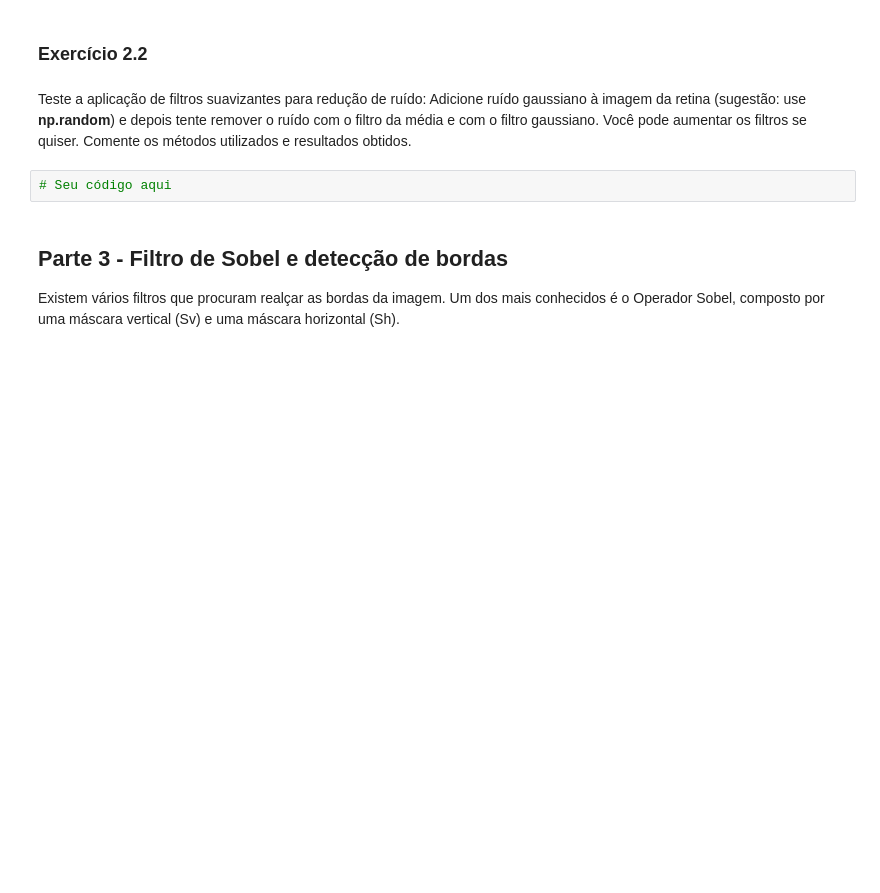
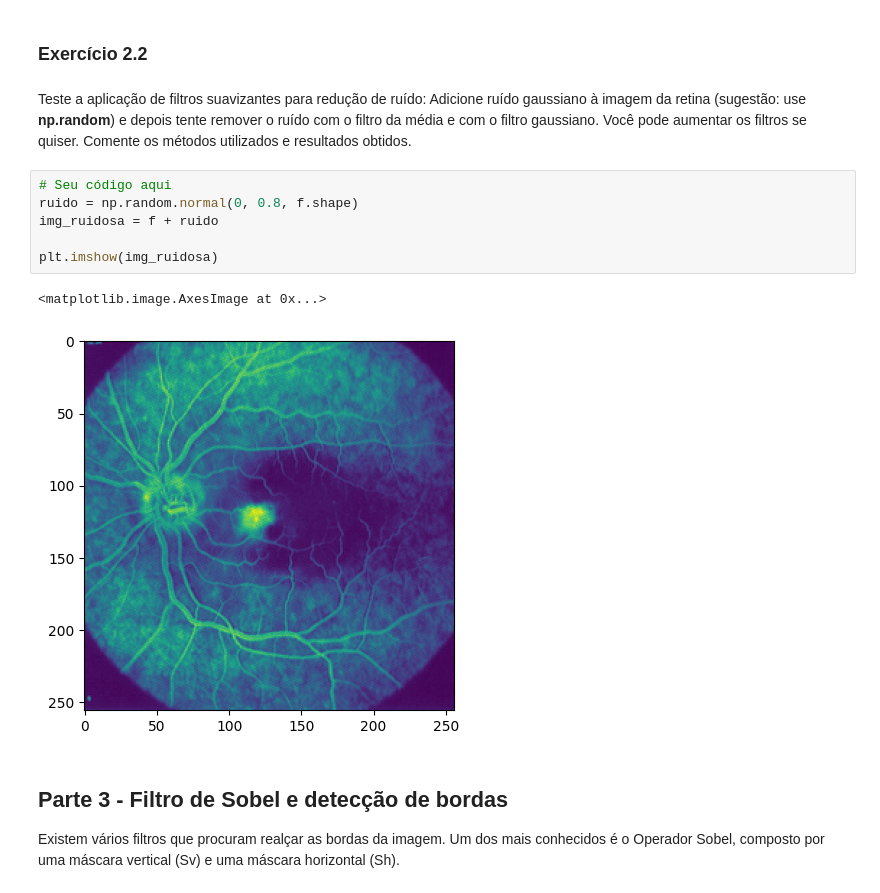
Before and after one commit to UNICAMP-EA979/2026s1-pi04-filtragem-bizzome, a Jupyter notebook: Atividade.ipynb, the cells around one changed output. Drawn from its saved outputs; the diff is of its cells as text; blank space fills up the shorter version.

```diff
--- a/Atividade.ipynb
+++ b/Atividade.ipynb
@@ -208,8 +208,15 @@ print(kernel_direto)
 ### Exercício 2.2
 # %% [markdown]
 Teste a aplicação de filtros suavizantes para redução de ruído: Adicione ruído gaussiano à imagem da retina (sugestão: use **np.random**) e depois tente remover o ruído com o filtro da média e com o filtro gaussiano. Você pode aumentar os filtros se quiser. Comente os métodos utilizados e resultados obtidos.
-# %%
-# Seu código aqui
+# %%
+# Seu código aqui
+ruido = np.random.normal(0, 0.8, f.shape)
+img_ruidosa = f + ruido
+
+plt.imshow(img_ruidosa)
+# %% [output]
+<matplotlib.image.AxesImage at 0x...>
+[figure, added]
 # %% [markdown]
 ## Parte 3 - Filtro de Sobel e detecção de bordas
 
```
